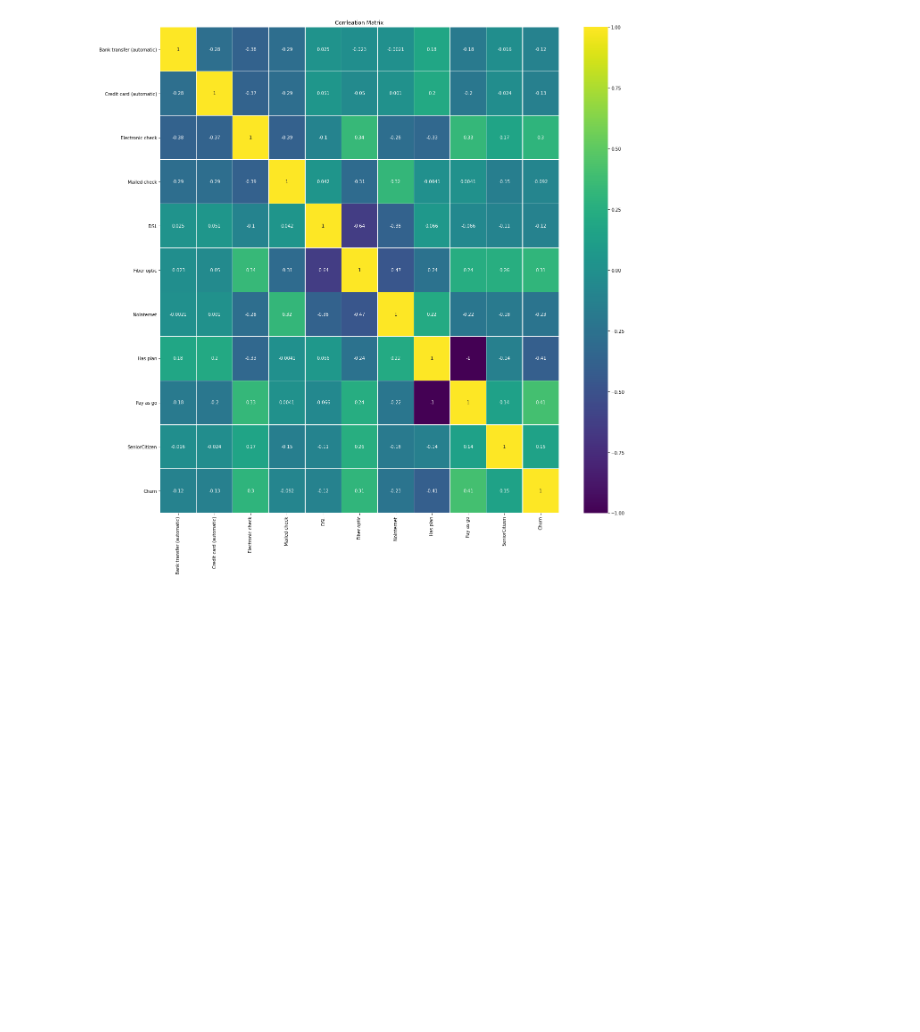
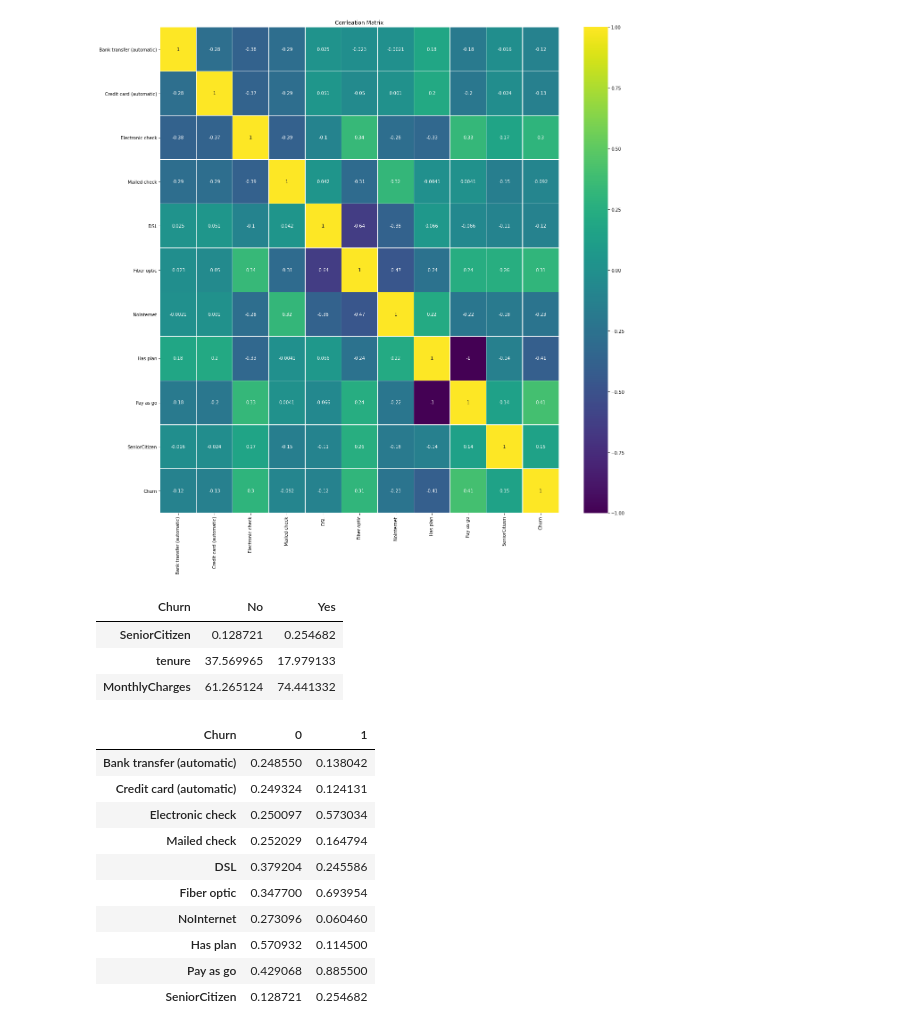
Before and after one commit to mertdonmez93/Odevler, a Jupyter notebook: Telco_Project.ipynb, the cells around one changed output. Saved outputs shown, nothing was run; the diff lists cells and outputs as text; code cells hidden in the pictures; blank space fills up the shorter version.

```diff
--- a/Telco_Project.ipynb
+++ b/Telco_Project.ipynb
@@ -271,0 +285,21 @@ Text(0.5, 1.0, 'Corrleation Matrix')
+# %%
+df_n.groupby('Churn').mean().T
+# %% [output]
+| Churn | No | Yes |
+| SeniorCitizen | 0.128721 | 0.254682 |
+| tenure | 37.569965 | 17.979133 |
+| MonthlyCharges | 61.265124 | 74.441332 |
+# %%
+df.groupby('Churn').mean().T
+# %% [output]
+| Churn | 0 | 1 |
+| Bank transfer (automatic) | 0.248550 | 0.138042 |
+| Credit card (automatic) | 0.249324 | 0.124131 |
+| Electronic check | 0.250097 | 0.573034 |
+| Mailed check | 0.252029 | 0.164794 |
+| DSL | 0.379204 | 0.245586 |
+| Fiber optic | 0.347700 | 0.693954 |
+| NoInternet | 0.273096 | 0.060460 |
+| Has plan | 0.570932 | 0.114500 |
+| Pay as go | 0.429068 | 0.885500 |
+| SeniorCitizen | 0.128721 | 0.254682 |
```
Also changed, not shown: parts of 11 cells of this notebook.
